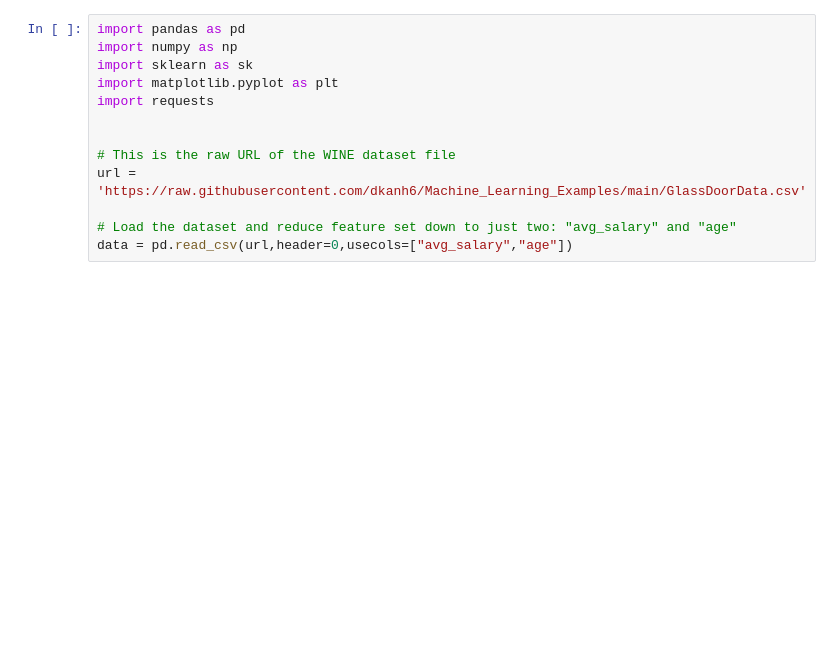
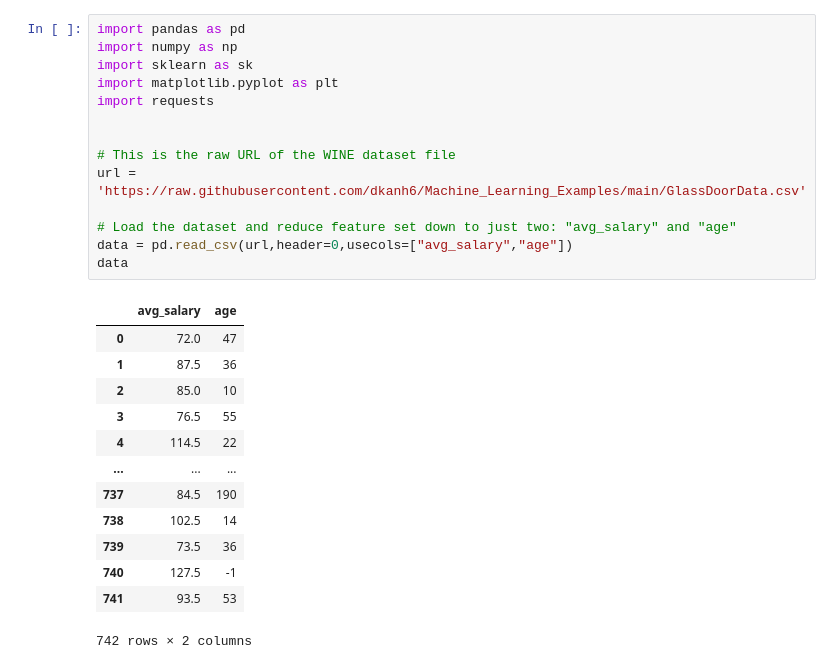
Before and after one commit to dkanh6/CMP_SC-7540-Neural-Models, a Jupyter notebook: scikit_learn_again.ipynb, the cells around one changed output. Saved outputs shown, nothing was run; the diff lists cells and outputs as text; blank space fills up the shorter version.

```diff
--- a/scikit_learn_again.ipynb
+++ b/scikit_learn_again.ipynb
@@ -3,13 +3,28 @@
 # %%
 import pandas as pd
 import numpy as np
 import sklearn as sk
 import matplotlib.pyplot as plt
 import requests
 
 
 # This is the raw URL of the WINE dataset file
 url = 'https://raw.githubusercontent.com/dkanh6/Machine_Learning_Examples/main/GlassDoorData.csv'
 
 # Load the dataset and reduce feature set down to just two: "avg_salary" and "age"
 data = pd.read_csv(url,header=0,usecols=["avg_salary","age"])
+data
+# %% [output]
+|  | avg_salary | age |
+| 0 | 72.0 | 47 |
+| 1 | 87.5 | 36 |
+| 2 | 85.0 | 10 |
+| 3 | 76.5 | 55 |
+| 4 | 114.5 | 22 |
+| ... | ... | ... |
+| 737 | 84.5 | 190 |
+| 738 | 102.5 | 14 |
+| 739 | 73.5 | 36 |
+| 740 | 127.5 | -1 |
+| 741 | 93.5 | 53 |
+742 rows × 2 columns
```
Also changed, not shown: parts of 3 cells of this notebook.
